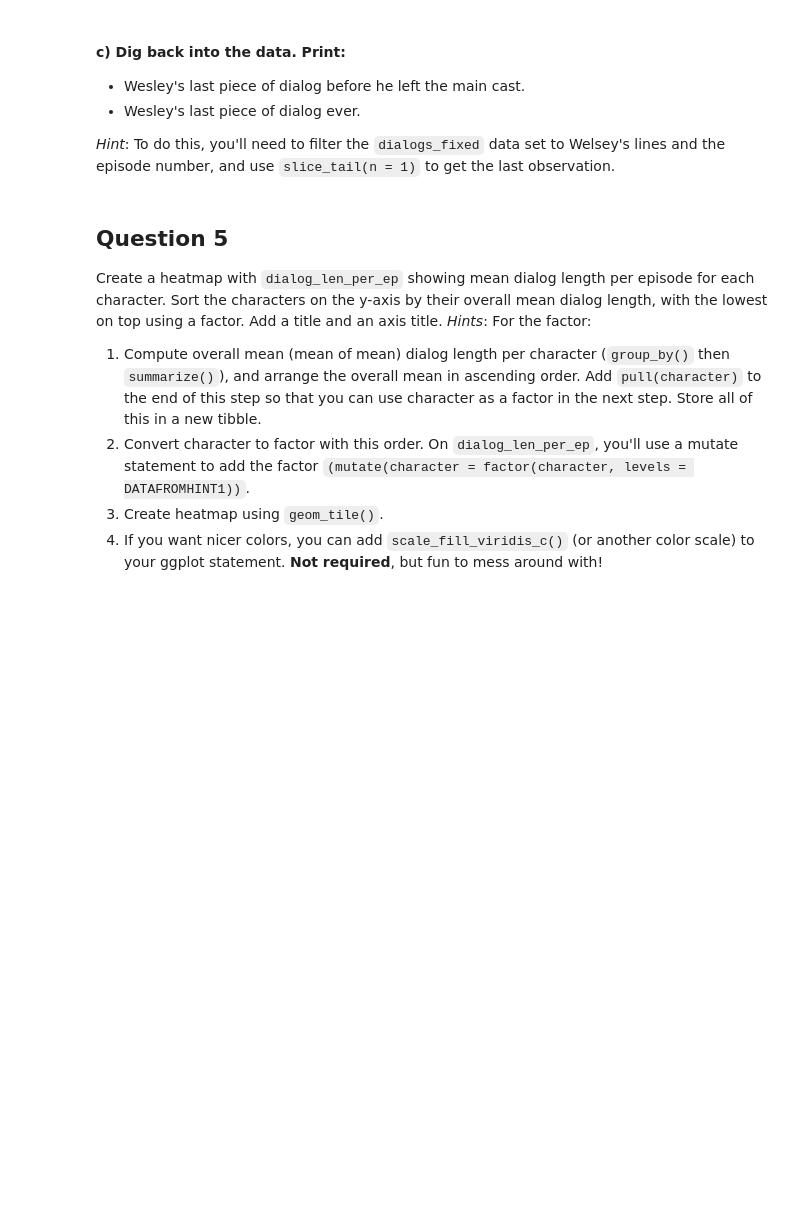
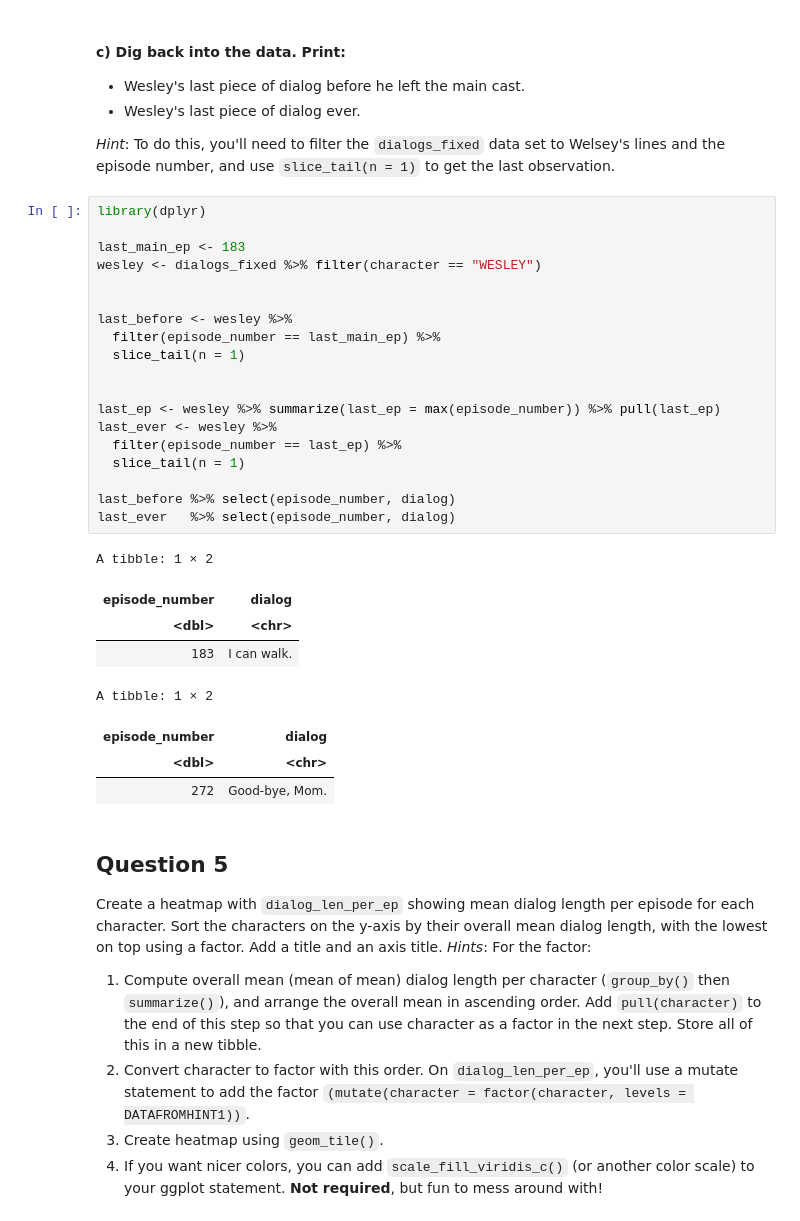
Before and after one commit to snwilke/bios-512-repo, a Jupyter notebook: BIOS512_HW6.ipynb, the cells around one changed output. Drawn from its saved outputs; the diff is of its cells as text; blank space fills up the shorter version.

```diff
--- a/BIOS512_HW6.ipynb
+++ b/BIOS512_HW6.ipynb
@@ -233,6 +237,34 @@ ggplot(vocab_summary, aes(x = `total words`, y = `vocabulary richness`)) +
 -   Wesley's last piece of dialog ever.
 
 *Hint*: To do this, you'll need to filter the `dialogs_fixed` data set to Welsey's lines and the episode number, and use `slice_tail(n = 1)` to get the last observation.
+# %%
+library(dplyr)
+
+last_main_ep <- 183
+wesley <- dialogs_fixed %>% filter(character == "WESLEY")
+
+
+last_before <- wesley %>%
+  filter(episode_number == last_main_ep) %>%
+  slice_tail(n = 1)
+
+
+last_ep <- wesley %>% summarize(last_ep = max(episode_number)) %>% pull(last_ep)
+last_ever <- wesley %>%
+  filter(episode_number == last_ep) %>%
+  slice_tail(n = 1)
+
+last_before %>% select(episode_number, dialog)
+last_ever   %>% select(episode_number, dialog)
+# %% [output]
+A tibble: 1 × 2
+| episode_number | dialog |
+| <dbl> | <chr> |
+| 183 | I can walk. |
+A tibble: 1 × 2
+| episode_number | dialog |
+| <dbl> | <chr> |
+| 272 | Good-bye, Mom. |
 # %% [markdown]
 ## Question 5
 Create a heatmap with `dialog_len_per_ep` showing mean dialog length per episode for each character. Sort the characters on the y-axis by their overall mean dialog length, with the lowest on top using a factor. Add a title and an axis title.
```
Also changed, not shown: parts of 2 cells of this notebook.
